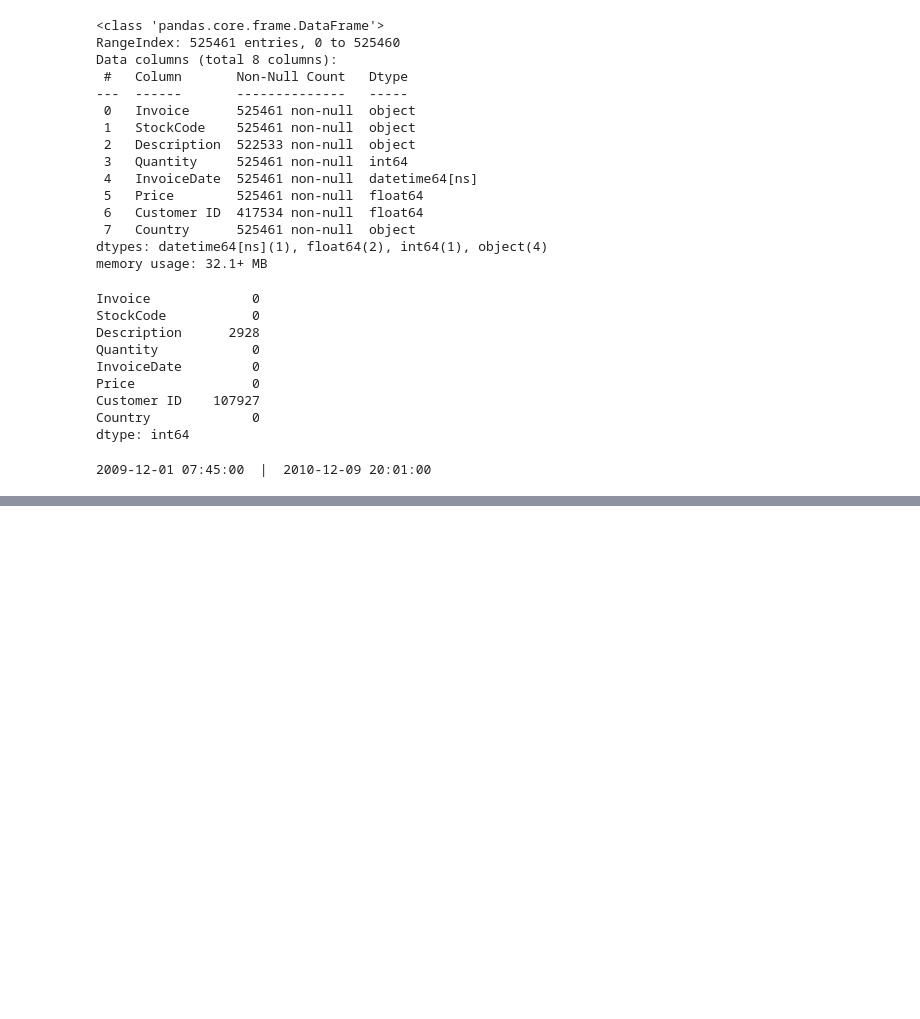
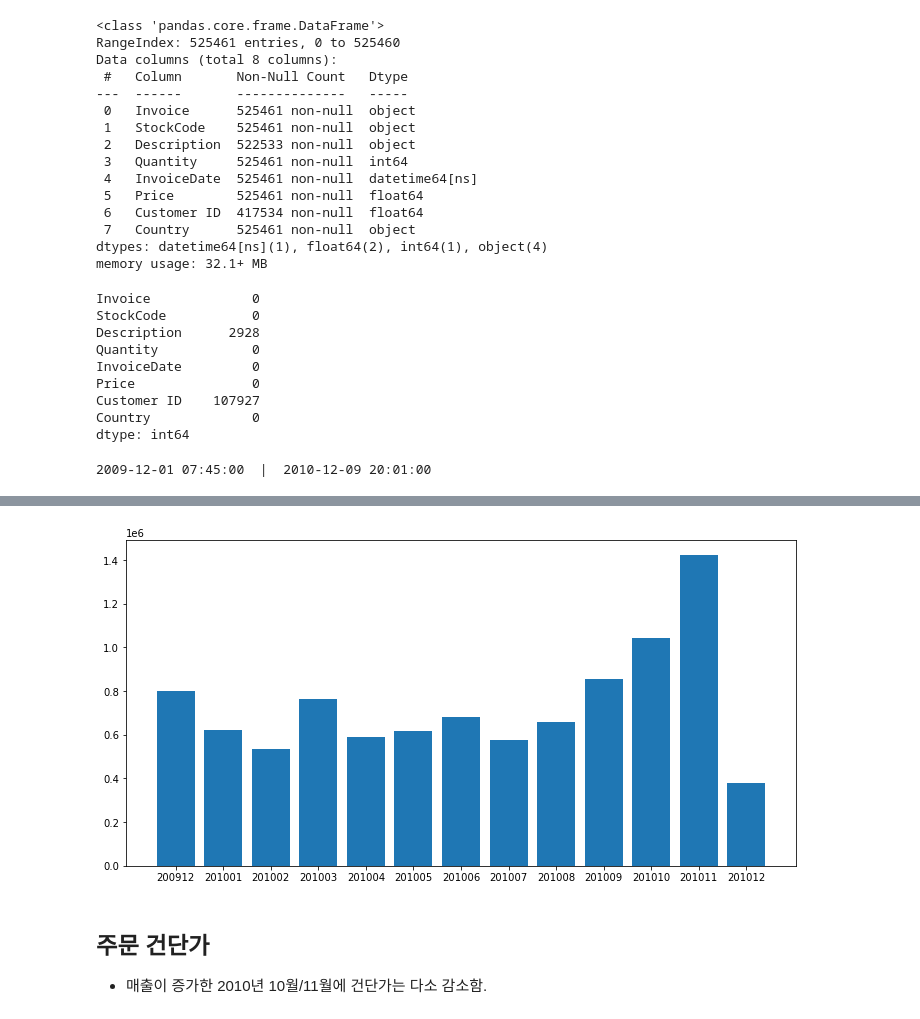
Before and after one commit to king-rabbit/online_retail_analysis, a Jupyter notebook: EDA.ipynb, the cells around one changed output, grey strips where cells are left out. Cells and saved outputs as stored; diff of their text form; code cells hidden in the pictures; blank space fills up the shorter version.

```diff
--- a/EDA.ipynb
+++ b/EDA.ipynb
@@ -69,0 +117,13 @@ df['date'] = pd.to_datetime(df['InvoiceDate'])
+# %%
+df['sales'] = df['Quantity'] * df['Price']
+monthly_sales = df.groupby('InvoiceDate_month')['sales'].sum().reset_index()
+# %%
+plt.figure(figsize=(12, 6))
+plt.bar(monthly_sales['InvoiceDate_month'], monthly_sales['sales'])
+plt.show()
+# %% [output]
+[figure, added]
+# %% [markdown]
+## 주문 건단가
+
+* 매출이 증가한 2010년 10월/11월에 건단가는 다소 감소함.
```
Also changed, not shown: parts of 17 cells of this notebook, 1 other file.
